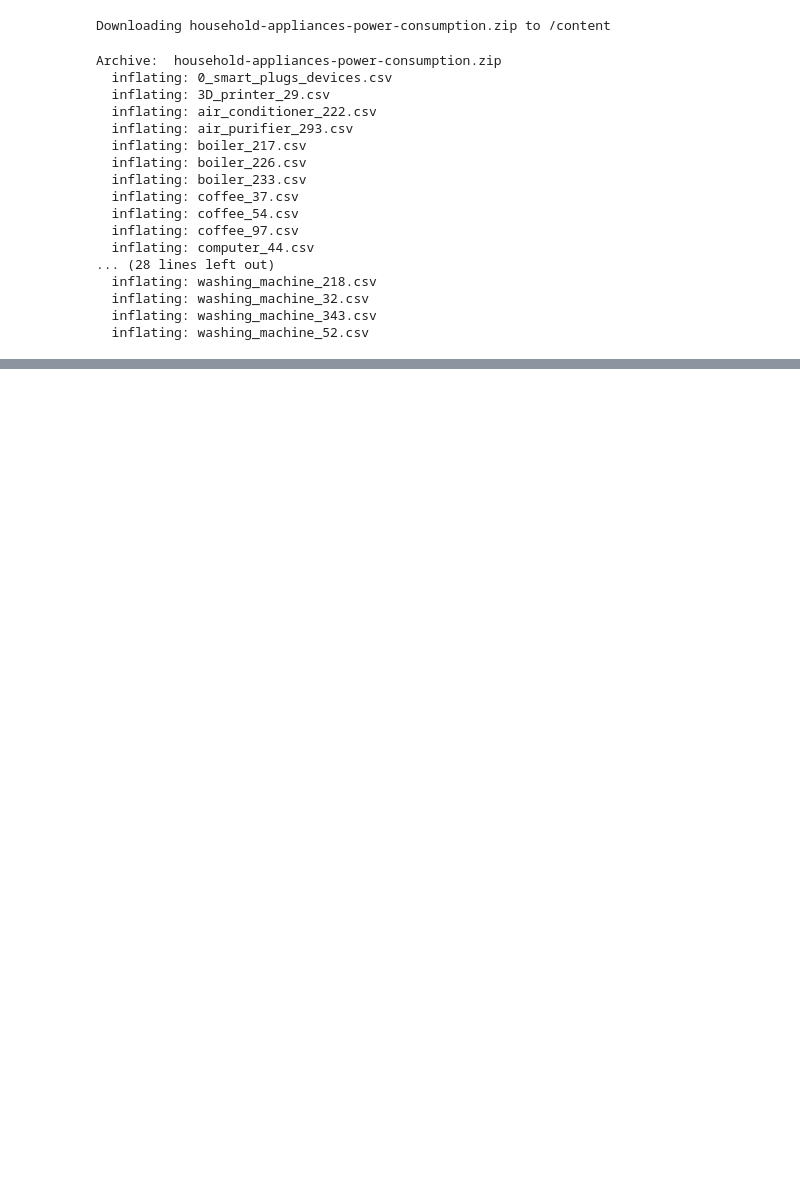
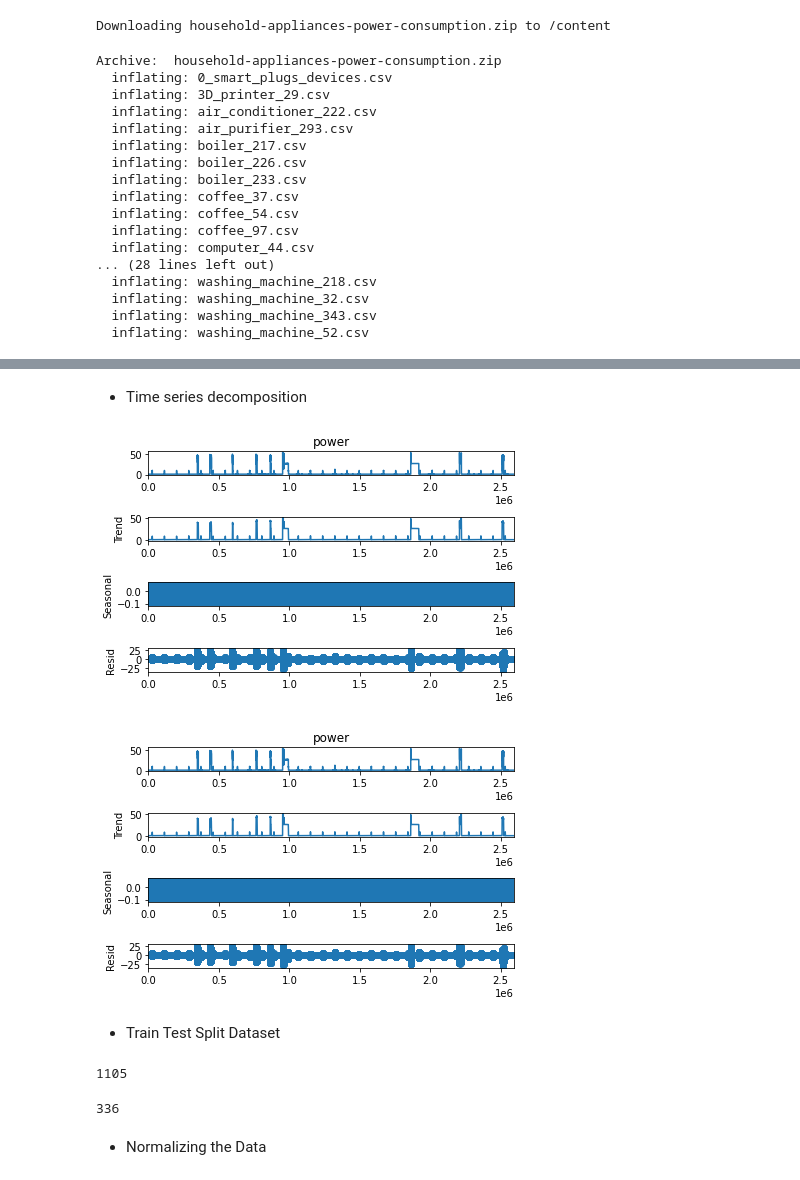
Before and after one commit to machiobrian/Energy, a Jupyter notebook: HouseHold.ipynb, the cells around one changed output, grey strips where cells are left out. Saved outputs shown, nothing was run; the diff lists cells and outputs as text; code cells hidden in the pictures; blank space fills up the shorter version.

```diff
--- a/HouseHold.ipynb
+++ b/HouseHold.ipynb
@@ -42,0 +116,11 @@ Archive:  household-appliances-power-consumption.zip
+# %% [markdown]
+* Time series decomposition
+# %%
+from statsmodels.tsa.seasonal import seasonal_decompose
+results = seasonal_decompose(df['power'], period=24*30)
+results.plot()
+# %% [output]
+[figure, added]
+[figure, added]
+# %% [markdown]
+* Train Test Split Dataset
@@ -42,0 +130,10 @@ Archive:  household-appliances-power-consumption.zip
+# %%
+len(train)
+# %% [output]
+1105
+# %%
+len(test)
+# %% [output]
+336
+# %% [markdown]
+* Normalizing the Data
```
Also changed, not shown: parts of 19 cells of this notebook.
